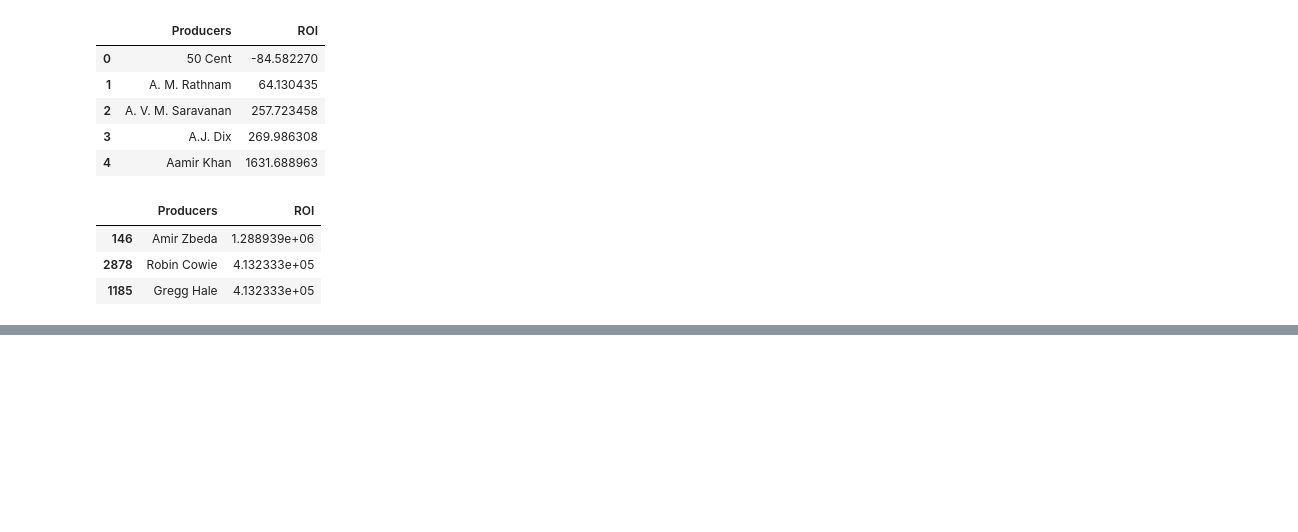
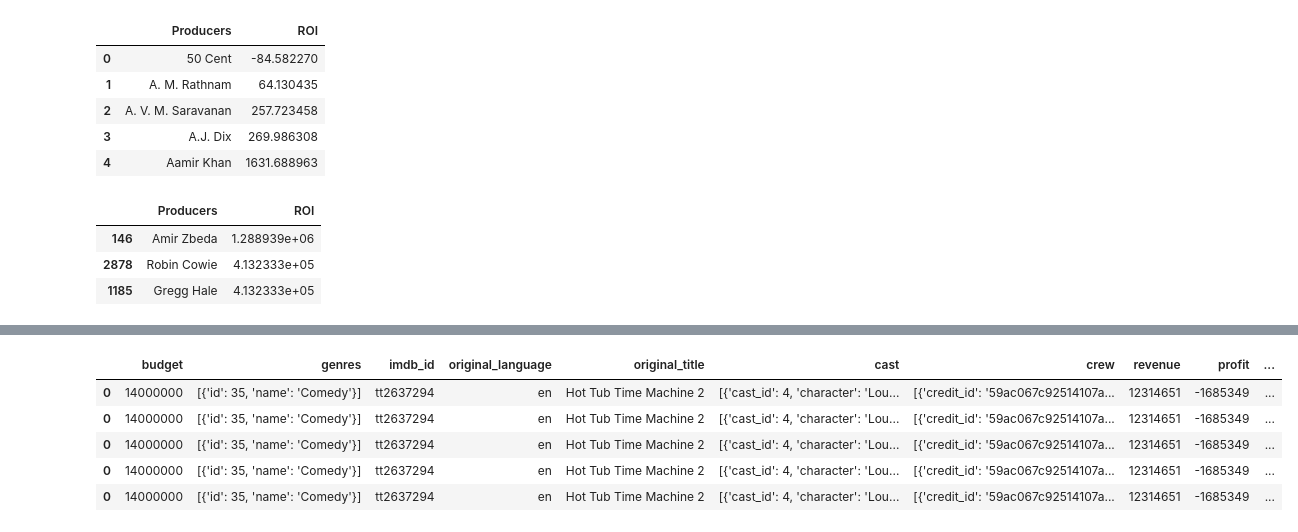
Before and after one commit to Laxmi884/EDA_IMDB_DataSet, a Jupyter notebook: EDA_on_IMDB_Dataset.ipynb, the cells around one changed output, grey strips where cells are left out. Drawn from its saved outputs; the diff is of its cells as text; code cells hidden in the pictures; blank space fills up the shorter version.

```diff
--- a/EDA_on_IMDB_Dataset.ipynb
+++ b/EDA_on_IMDB_Dataset.ipynb
@@ -330,0 +327,2 @@ top_producers.sort_values('ROI',ascending=False).head(3)
+# %%
+imdb_df_cast = imdb_df_new[~imdb_df_new['cast'].isna()]
@@ -330,0 +351,10 @@ top_producers.sort_values('ROI',ascending=False).head(3)
+# %%
+# Creating a function to add cast list
+
+def get_cast(cast_column):
+  cast_list = []
+  for i in cast_column:
+    cast_list.append(i['name'])
+  return cast_list
+# %%
+imdb_df_cast['actors'] = imdb_df_cast.apply(lambda row: get_cast(row['cast']),axis=1)
@@ -330,0 +376,11 @@ top_producers.sort_values('ROI',ascending=False).head(3)
+# %%
+cast_exploded=imdb_df_cast.explode('actors')
+# %%
+cast_exploded.head()
+# %% [output]
+|  | budget | genres | imdb_id | original_language | original_title | cast | crew | revenue | profit | ... |
+| 0 | 14000000 | [{'id': 35, 'name': 'Comedy'}] | tt2637294 | en | Hot Tub Time Machine 2 | [{'cast_id': 4, 'character': 'Lou... | [{'credit_id': '59ac067c92514107a... | 12314651 | -1685349 | ... |
+| 0 | 14000000 | [{'id': 35, 'name': 'Comedy'}] | tt2637294 | en | Hot Tub Time Machine 2 | [{'cast_id': 4, 'character': 'Lou... | [{'credit_id': '59ac067c92514107a... | 12314651 | -1685349 | ... |
+| 0 | 14000000 | [{'id': 35, 'name': 'Comedy'}] | tt2637294 | en | Hot Tub Time Machine 2 | [{'cast_id': 4, 'character': 'Lou... | [{'credit_id': '59ac067c92514107a... | 12314651 | -1685349 | ... |
+| 0 | 14000000 | [{'id': 35, 'name': 'Comedy'}] | tt2637294 | en | Hot Tub Time Machine 2 | [{'cast_id': 4, 'character': 'Lou... | [{'credit_id': '59ac067c92514107a... | 12314651 | -1685349 | ... |
+| 0 | 14000000 | [{'id': 35, 'name': 'Comedy'}] | tt2637294 | en | Hot Tub Time Machine 2 | [{'cast_id': 4, 'character': 'Lou... | [{'credit_id': '59ac067c92514107a... | 12314651 | -1685349 | ... |
```
Also changed, not shown: parts of 17 cells of this notebook.
